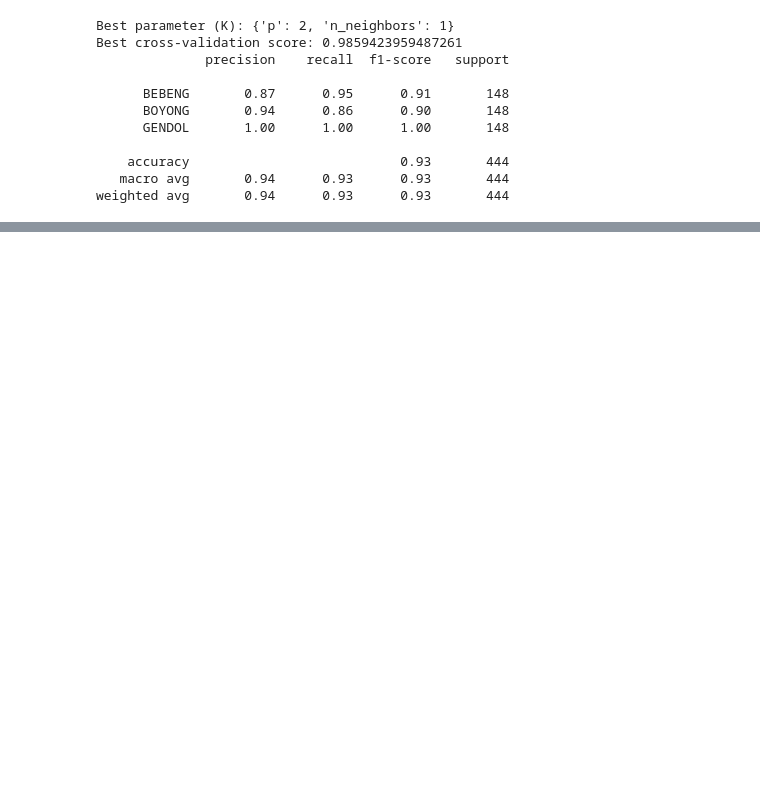
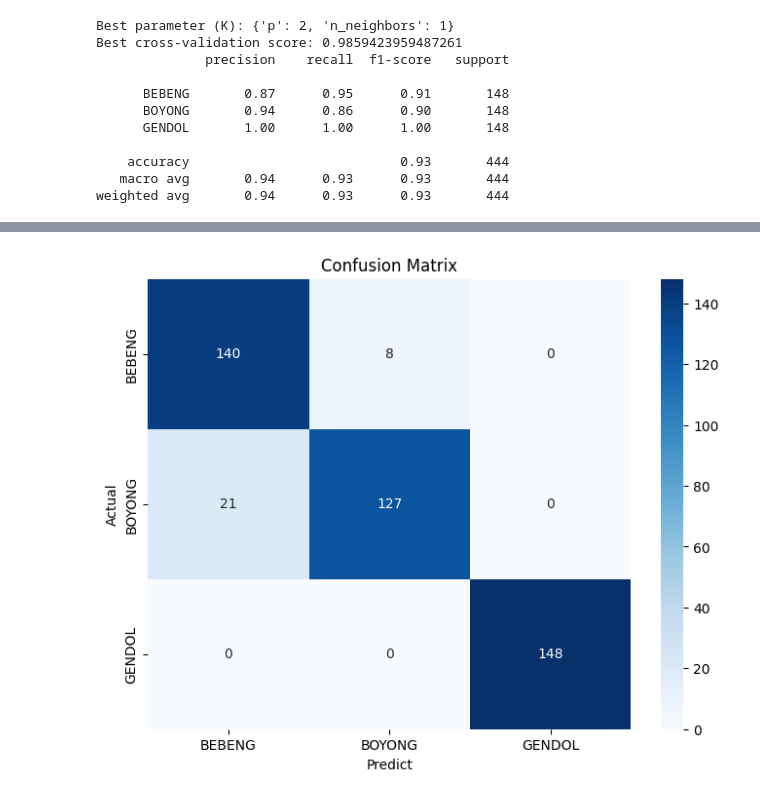
Before and after one commit to fwicaksono/SKRIPSI-FINALIZED-CODE-SIDANG, a Jupyter notebook: 8020_MEPASMELAB.ipynb, the cells around one changed output, grey strips where cells are left out. Saved outputs shown, nothing was run; the diff lists cells and outputs as text; code cells hidden in the pictures; blank space fills up the shorter version.

```diff
--- a/8020_MEPASMELAB.ipynb
+++ b/8020_MEPASMELAB.ipynb
@@ -285,2 +321,22 @@ print(f"Best Accuracy: {best_accuracy:.4f}")
 Best K: 2
 Best Accuracy: 0.9392
+# %%
+import matplotlib.pyplot as plt
+import seaborn as sns
+from sklearn.metrics import confusion_matrix, classification_report
+
+# Prediksi pada data uji
+y_pred = best_knn_model.predict(X_test_smote)
+
+# Hitung confusion matrix
+cm = confusion_matrix(y_test_smote, y_pred)
+
+# Plot confusion matrix
+plt.figure(figsize=(8,6))
+sns.heatmap(cm, annot=True, fmt='d', cmap='Blues', xticklabels=class_names, yticklabels=class_names)
+plt.title('Confusion Matrix')
+plt.xlabel('Predict')
+plt.ylabel('Actual')
+plt.show()
+# %% [output]
+[figure, added]
```
Also changed, not shown: parts of 4 cells of this notebook, 29 other files.
